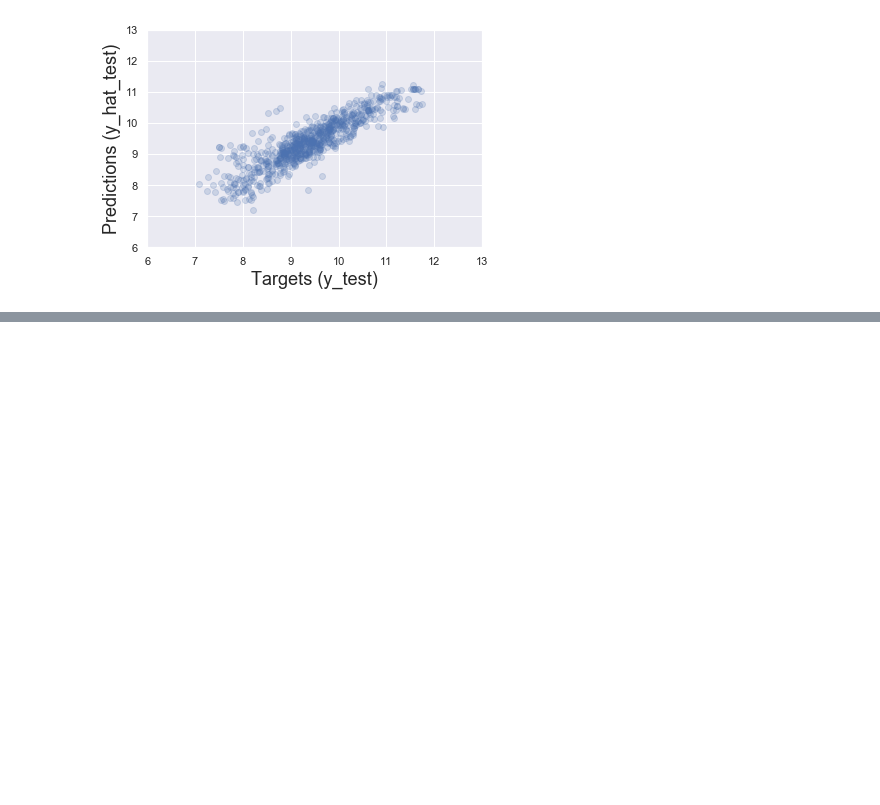
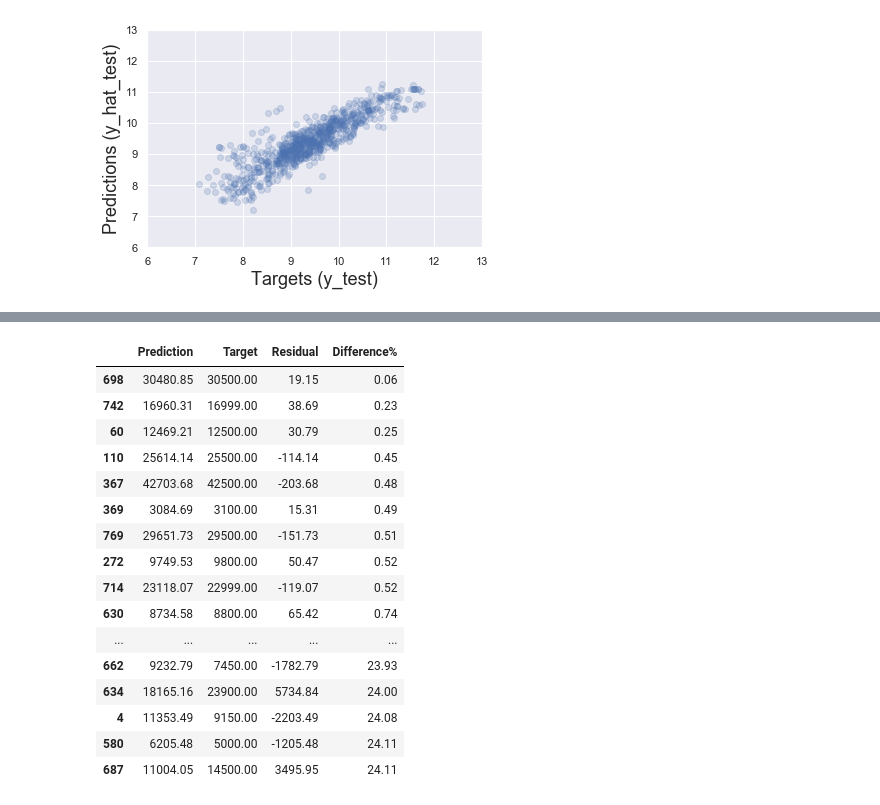
Before and after one commit to Andre-Williams22/Data-Science-ML-Courses, a Jupyter notebook: 365-DataScience/Advanced-Statistical-Methods/Real-Life-Example.ipynb, the cells around one changed output, grey strips where cells are left out. Drawn from its saved outputs; the diff is of its cells as text; code cells hidden in the pictures; blank space fills up the shorter version.

Commit message:
finishes testing the model

```diff
--- a/365-DataScience/Advanced-Statistical-Methods/Real-Life-Example.ipynb
+++ b/365-DataScience/Advanced-Statistical-Methods/Real-Life-Example.ipynb
@@ -510,0 +545,10 @@ plt.show()
+# %%
+# After displaying y_test, we find what the issue is
+# The old indexes are preserved (recall earlier in that code we made a note on that)
+# The code was: data_cleaned = data_4.reset_index(drop=True)
+
+# Therefore, to get a proper result, we must reset the index and drop the old indexing
+y_test = y_test.reset_index(drop=True)
+
+# Check the result
+y_test.head()
@@ -510,0 +562,5 @@ plt.show()
+# %%
+# Let's overwrite the 'Target' column with the appropriate values
+# Again, we need the exponential of the test log price
+df_pf['Target'] = np.exp(y_test)
+df_pf
@@ -510,0 +581,12 @@ plt.show()
+# %%
+# Additionally, we can calculate the difference between the targets and the predictions
+# Note that this is actually the residual (we already plotted the residuals)
+df_pf['Residual'] = df_pf['Target'] - df_pf['Prediction']
+
+# Since OLS is basically an algorithm which minimizes the total sum of squared errors (residuals),
+# this comparison makes a lot of sense
+# %%
+# Finally, it makes sense to see how far off we are from the result percentage-wise
+# Here, we take the absolute difference in %, so we can easily order the data frame
+df_pf['Difference%'] = np.absolute(df_pf['Residual']/df_pf['Target']*100)
+df_pf
@@ -510,0 +620,26 @@ plt.show()
+# %%
+# Sometimes it is useful to check these outputs manually
+# To see all rows, we use the relevant pandas syntax
+pd.options.display.max_rows = 999
+# Mo reover, to make the dataset clear, we can display the result with only 2 digits after the dot
+pd.set_option('display.float_format', lambda x: '%.2f' % x)
+# Finally, we sort by difference in % and manually check the model
+df_pf.sort_values(by=['Difference%'])
+# %% [output]
+|  | Prediction | Target | Residual | Difference% |
+| 698 | 30480.85 | 30500.00 | 19.15 | 0.06 |
+| 742 | 16960.31 | 16999.00 | 38.69 | 0.23 |
+| 60 | 12469.21 | 12500.00 | 30.79 | 0.25 |
+| 110 | 25614.14 | 25500.00 | -114.14 | 0.45 |
+| 367 | 42703.68 | 42500.00 | -203.68 | 0.48 |
+| 369 | 3084.69 | 3100.00 | 15.31 | 0.49 |
+| 769 | 29651.73 | 29500.00 | -151.73 | 0.51 |
+| 272 | 9749.53 | 9800.00 | 50.47 | 0.52 |
+| 714 | 23118.07 | 22999.00 | -119.07 | 0.52 |
+| 630 | 8734.58 | 8800.00 | 65.42 | 0.74 |
+| ... | ... | ... | ... | ... |
+| 662 | 9232.79 | 7450.00 | -1782.79 | 23.93 |
+| 634 | 18165.16 | 23900.00 | 5734.84 | 24.00 |
+| 4 | 11353.49 | 9150.00 | -2203.49 | 24.08 |
+| 580 | 6205.48 | 5000.00 | -1205.48 | 24.11 |
+| 687 | 11004.05 | 14500.00 | 3495.95 | 24.11 |
```
Also changed, not shown: parts of 7 cells of this notebook.
